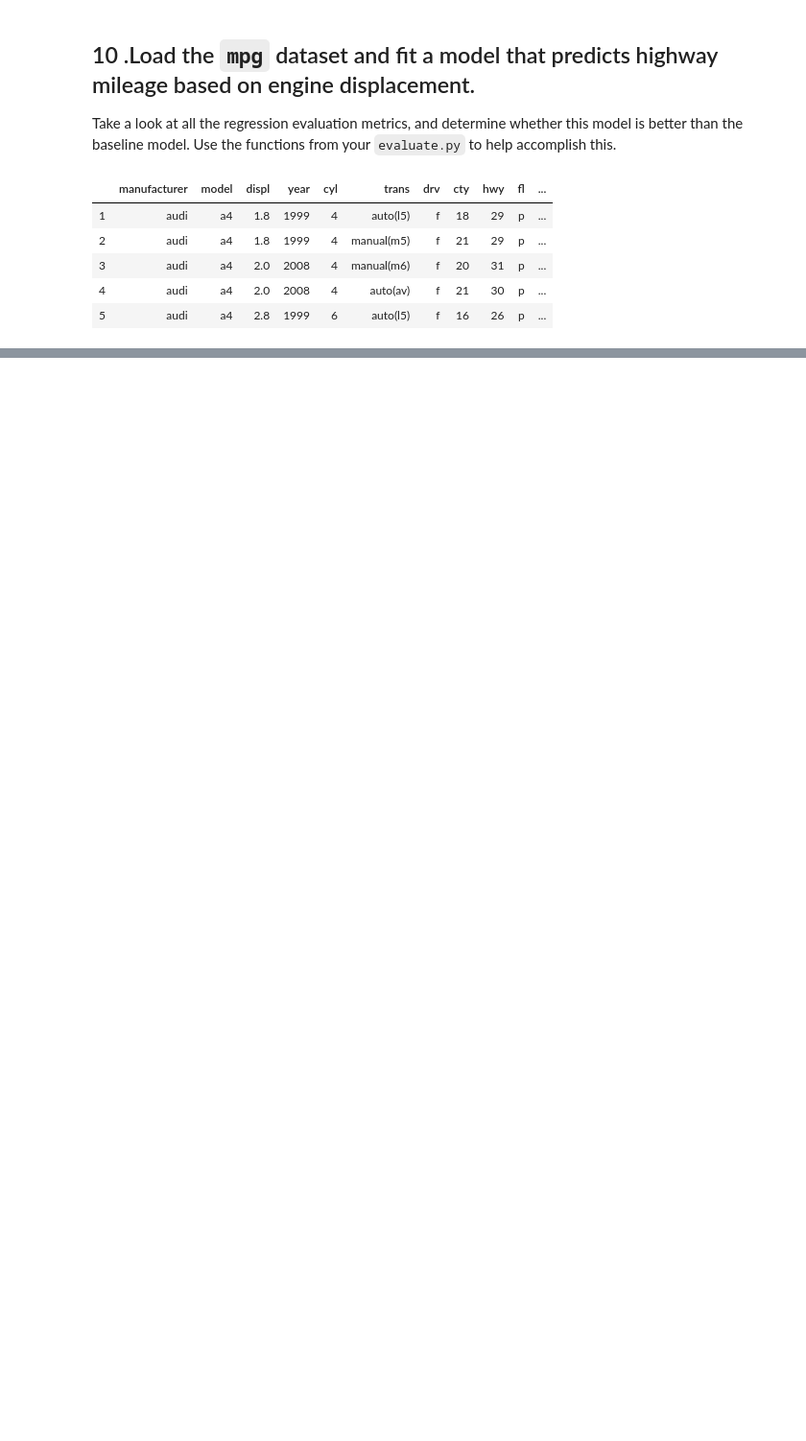
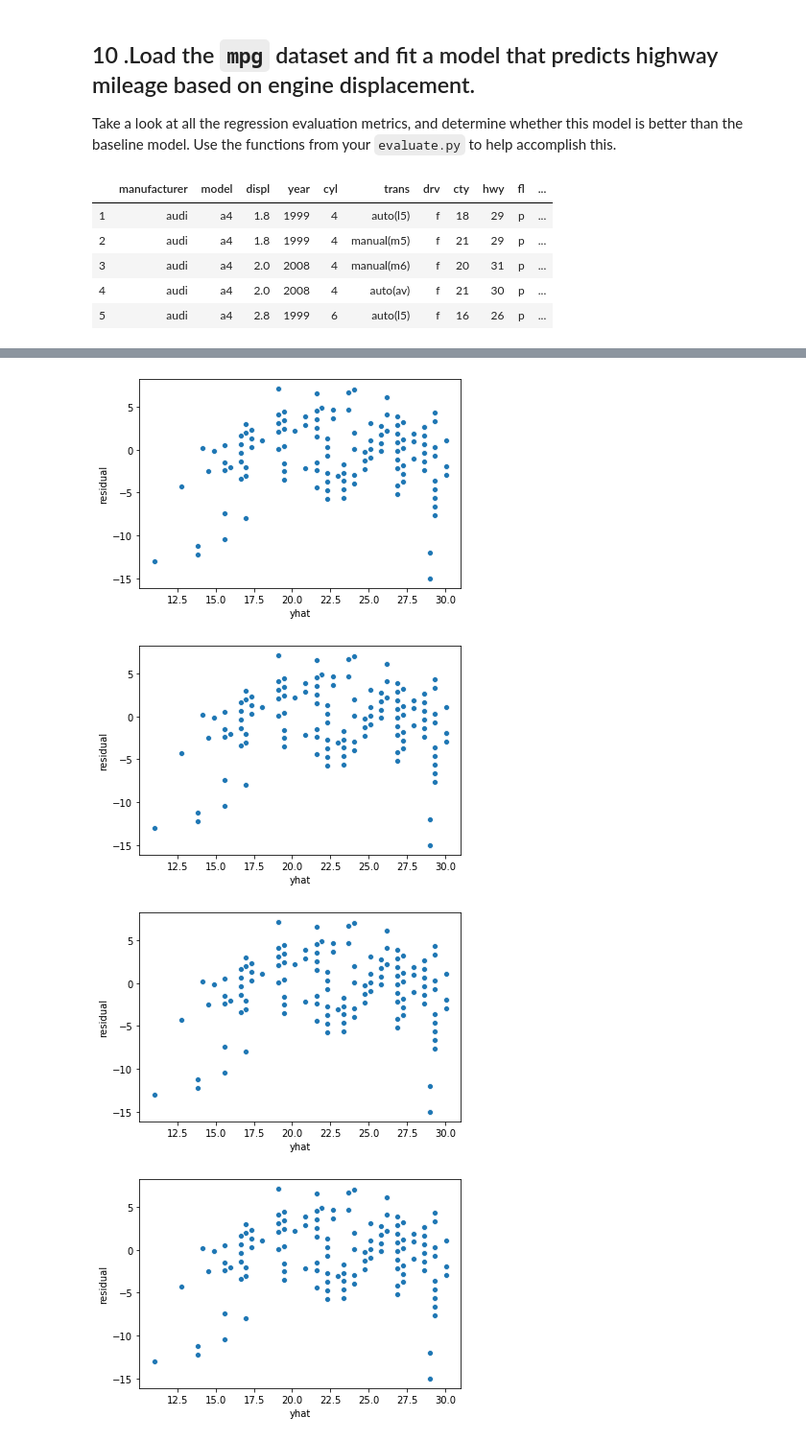
Before and after one commit to chasethompson/ds-methodologies-exercises, a Jupyter notebook: regression/evaluate.ipynb, the cells around one changed output, grey strips where cells are left out. Shown at 96% size. Drawn from its saved outputs; the diff is of its cells as text; code cells hidden in the pictures; blank space fills up the shorter version.

```diff
--- a/regression/evaluate.ipynb
+++ b/regression/evaluate.ipynb
@@ -306,0 +321,9 @@ df = mpg['hwy', ]
+# %%
+%%timeit
+
+evaluate.plot_residuals(df)
+# %% [output]
+[figure, added]
+[figure, added]
+[figure, added]
+[figure, added]
```
Also changed, not shown: parts of 25 cells of this notebook, 1 other file.
